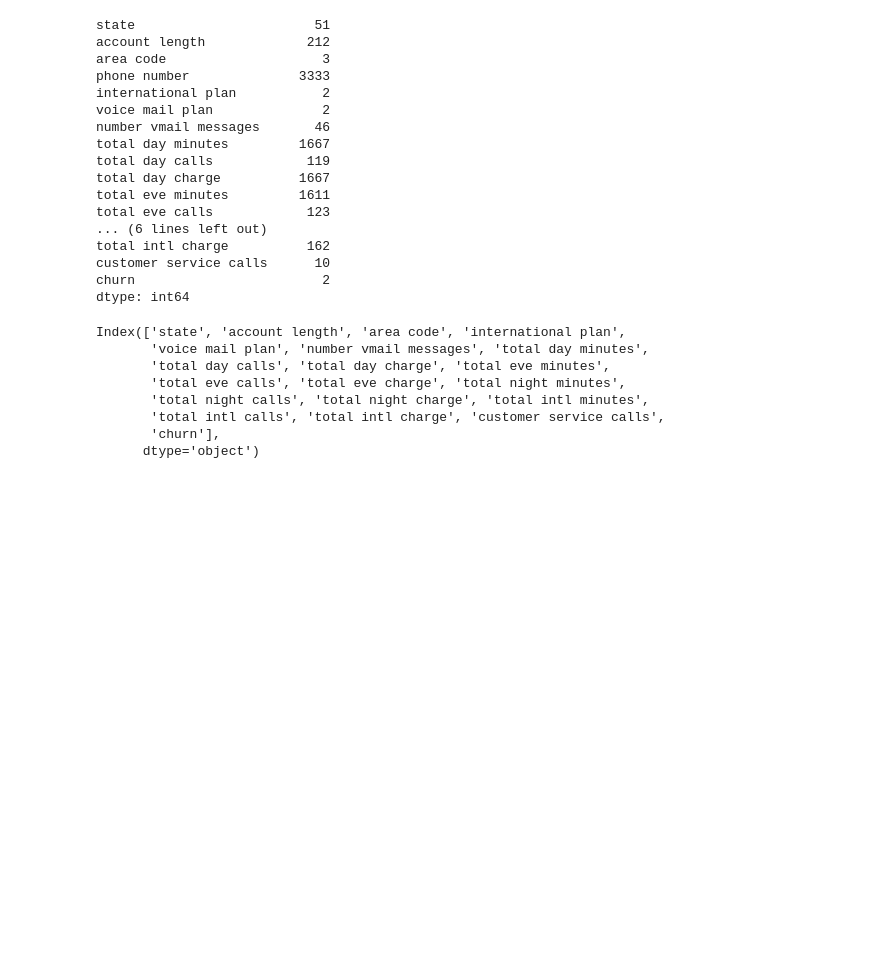
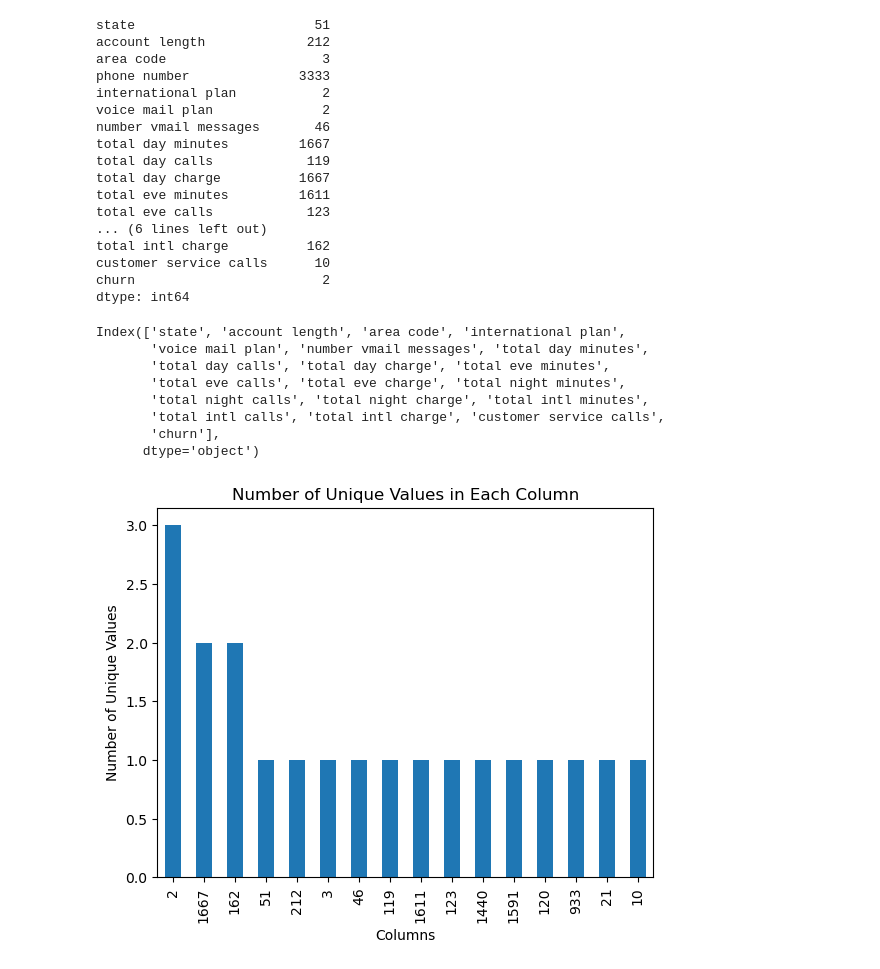
Before and after one commit to JEr1yAnalst/Phase-3-project-Machinelearning, a Jupyter notebook: index.ipynb, the cells around one changed output. Cells and saved outputs as stored; diff of their text form; code cells hidden in the pictures; blank space fills up the shorter version.

```diff
--- a/index.ipynb
+++ b/index.ipynb
@@ -36,14 +36,21 @@ In this project, the dataset that I chose is called SyriaTel Customer Churn. Fro
 #### Loading Dataset
 # %%
 # importing relevant libraries
+
+# Data manipulation
 import pandas as pd
 import numpy as np
+
+# Data visualization
 import matplotlib.pyplot as plt
 %matplotlib inline
 import seaborn as sns
-import warnings
-warnings.filterwarnings("ignore")
 
+# Set the style to "darkgrid" and "ggplot"
+sns.set_style("darkgrid")
+plt.style.use("ggplot")
+
+# Modelling
 from sklearn.preprocessing import StandardScaler
 from sklearn.model_selection import train_test_split
 from sklearn.linear_model import LogisticRegression
@@ -59,6 +66,10 @@ from sklearn.model_selection import cross_val_score
 from sklearn.ensemble import RandomForestClassifier,AdaBoostClassifier,GradientBoostingClassifier,BaggingClassifier
 from sklearn.neighbors import KNeighborsClassifier
 from sklearn.metrics import accuracy_score, classification_report
+
+# Filtering future warnings
+import warnings
+warnings.filterwarnings('ignore')
 # %%
 # Importing the dataset
 df = pd.read_csv('Syria churncustomer.csv.csv')
@@ -223,3 +234,12 @@ Index(['state', 'account length', 'area code', 'international plan',
        'total intl calls', 'total intl charge', 'customer service calls',
        'churn'],
       dtype='object')
+# %%
+# Visualizing unique values
+df.nunique().value_counts().plot(kind='bar')
+plt.xlabel('Columns')
+plt.ylabel('Number of Unique Values')
+plt.title('Number of Unique Values in Each Column')
+plt.show()
+# %% [output]
+[figure, added]
```
Also changed, not shown: parts of 15 cells of this notebook.
